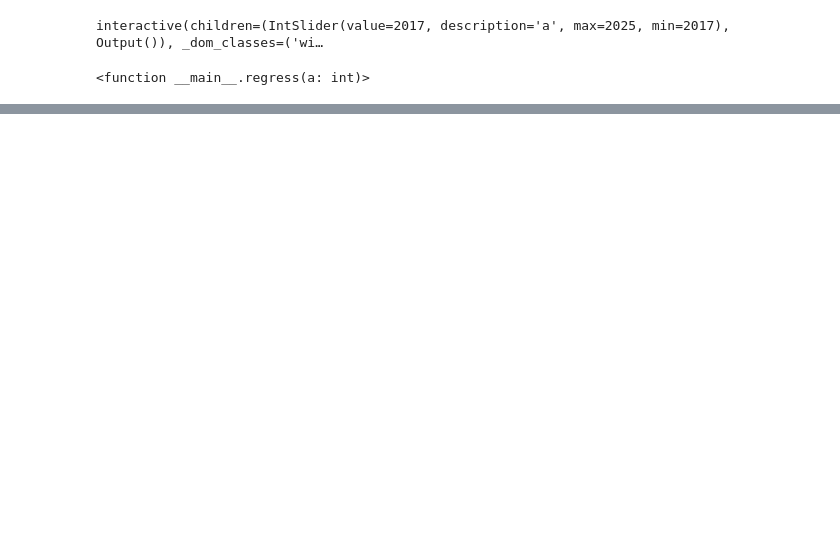
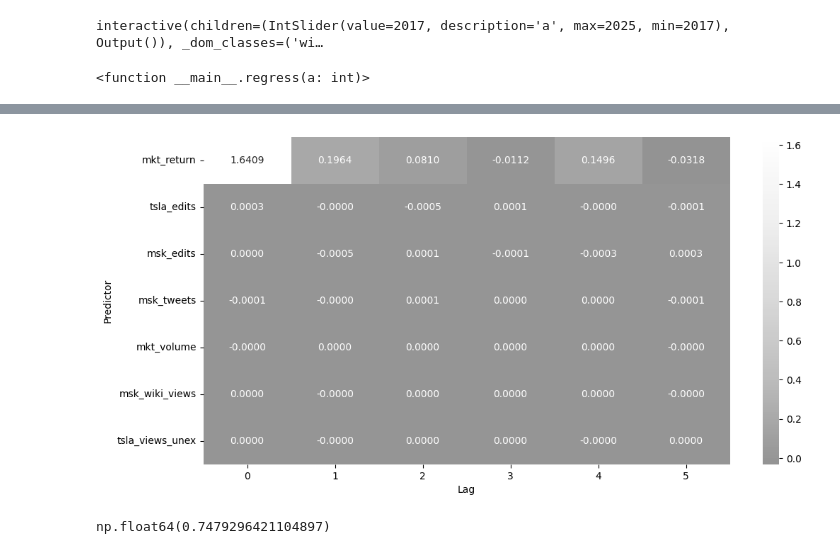
Before and after one commit to ruzhylopv/econometrics-project-semantic-drift, a Jupyter notebook: main.ipynb, the cells around one changed output, grey strips where cells are left out. Drawn from its saved outputs; the diff is of its cells as text; code cells hidden in the pictures; blank space fills up the shorter version.

```diff
--- a/main.ipynb
+++ b/main.ipynb
@@ -29,0 +195,72 @@ interactive(children=(IntSlider(value=2017, description='a', max=2025, min=2017)
+# %%
+lmo = smf.ols("tsla_wiki_views ~ msk_wiki_views", data=df).fit()
+tsla_views_unex = lmo.resid
+df["tsla_views_unex"] = tsla_views_unex
+# %%
+
+y = df["log_return"]
+
+all_predictors = [
+    "mkt_return",
+    "tsla_edits",
+    "msk_edits",
+    "msk_tweets",
+    "mkt_volume",
+    "msk_wiki_views",
+    "tsla_views_unex"
+]
+
+plot_predictors = [
+    "mkt_return",
+    "tsla_edits",
+    "msk_edits",
+    "msk_tweets",
+    "mkt_volume",
+    "msk_wiki_views",
+    "tsla_views_unex"
+]
+
+max_lag = 5
+
+def lag_matrix(x, max_lag):
+    return pd.concat(
+        {f"lag_{k}": x.shift(k) for k in range(max_lag + 1)},
+        axis=1
+    )
+
+coef_mat = pd.DataFrame(index=plot_predictors, columns=range(max_lag + 1), dtype=float)
+
+for col in all_predictors:
+    X_lags = lag_matrix(df[col], max_lag)
+
+    data = pd.concat([y, X_lags], axis=1).dropna()
+
+    X = sm.add_constant(data.drop(columns=["log_return"]))
+    y_reg = data["log_return"]
+
+    model = sm.OLS(y_reg, X).fit()
+
+    # store coefficients (but only if we want to plot them)
+    if col in plot_predictors:
+        for k in range(max_lag + 1):
+            coef_mat.loc[col, k] = model.params[f"lag_{k}"]
+
+plt.figure(figsize=(12, 6))
+sns.heatmap(
+    coef_mat,
+    cmap="Greys_r",
+    center=0,
+    annot=True,
+    fmt=".4f"
+)
+
+# plt.title("Distributed Lag Regression Coefficients (mkt_return included but not shown)")
+plt.xlabel("Lag")
+plt.ylabel("Predictor")
+plt.show()
+# %% [output]
+[figure, added]
+# %%
+df["tsla_volume"].corr(df["tsla_volume"].shift(1))
+# %% [output]
+np.float64(0.7479296421104897)
```
Also changed, not shown: parts of 15 cells of this notebook, 3 other files.
